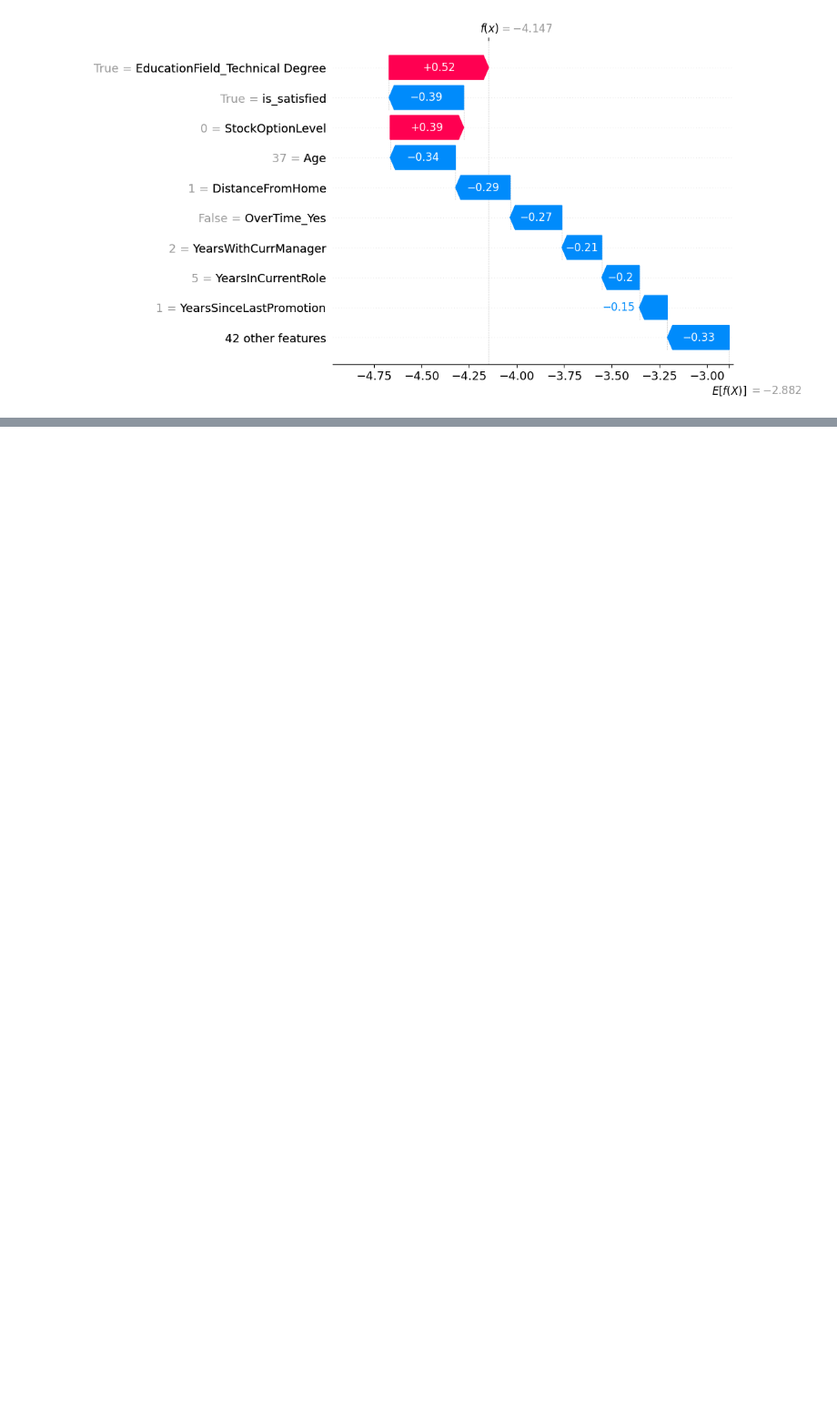
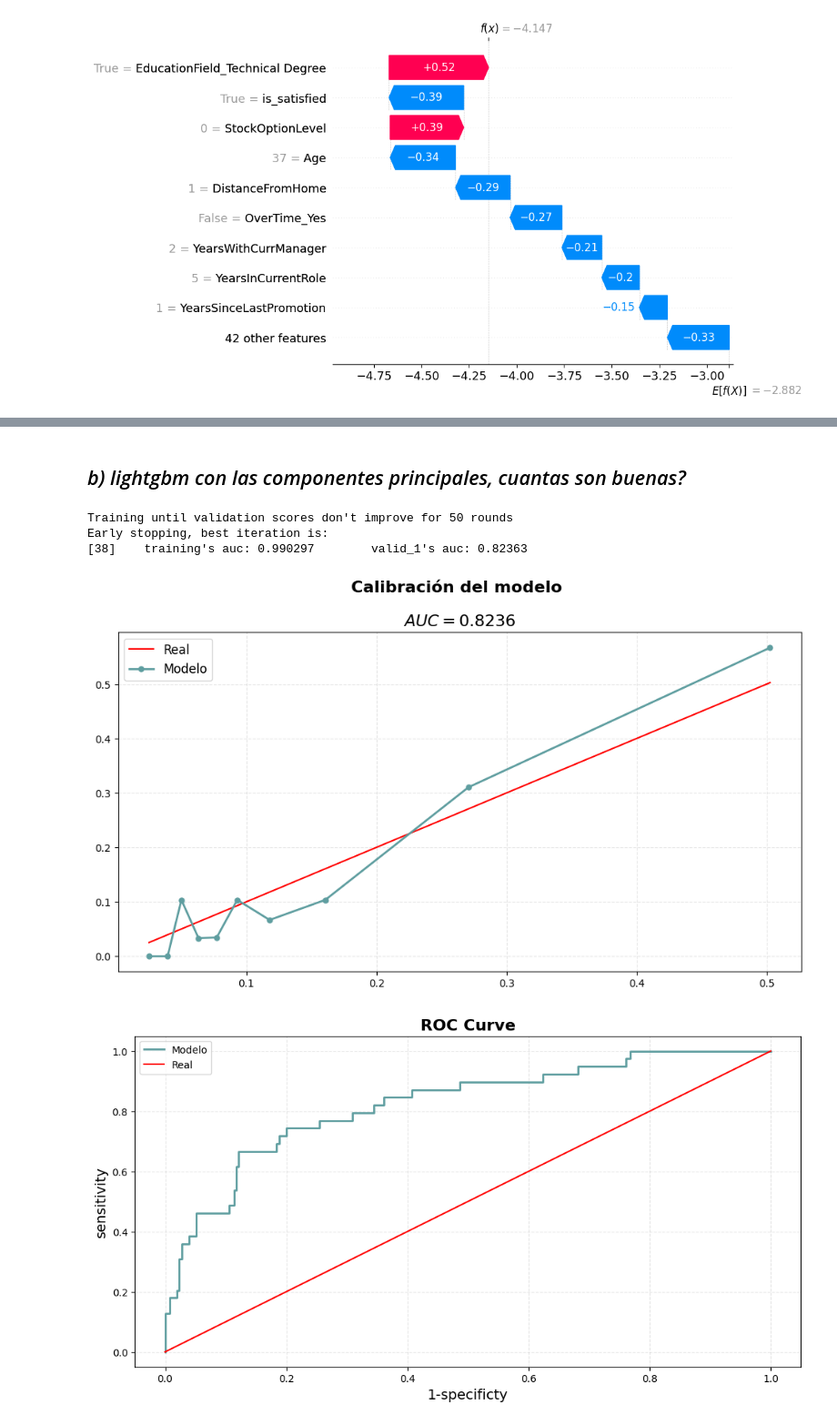
Before and after one commit to luisejdm/Aprendizaje_Estadistico, a Jupyter notebook: Examenes/Examen4_practico.ipynb, the cells around one changed output, grey strips where cells are left out. Shown at 91% size. Saved outputs shown, nothing was run; the diff lists cells and outputs as text; code cells hidden in the pictures; blank space fills up the shorter version.

```diff
--- a/Examenes/Examen4_practico.ipynb
+++ b/Examenes/Examen4_practico.ipynb
@@ -335,0 +334,19 @@ shap.summary_plot(shap_values, X_shap, plot_type='dot', max_display=10)
+# %% [markdown]
+## *b) lightgbm con las componentes principales, cuantas son buenas?*
+# %%
+X_componentes = X_componentes.drop('cluster', axis=1)
+# %%
+X_train, X_test, y_train, y_test = train_test_split(X_componentes, y, test_size=0.2, random_state=42)
+# %%
+model, predicciones, auc, gain = lgbm(X_train, y_train, X_test, y_test)
+
+calibracion(predicciones, y_test, 10)
+roc_curve_graph(predicciones, y_test)
+histograma(predicciones, y_test)
+importance_plot(X_train.columns, gain, 'Importancia (Gain)', 10)
+# %% [output]
+Training until validation scores don't improve for 50 rounds
+Early stopping, best iteration is:
+[38]    training's auc: 0.990297        valid_1's auc: 0.82363
+[figure, added]
+[figure, added]
```
Also changed, not shown: parts of 37 cells of this notebook.
